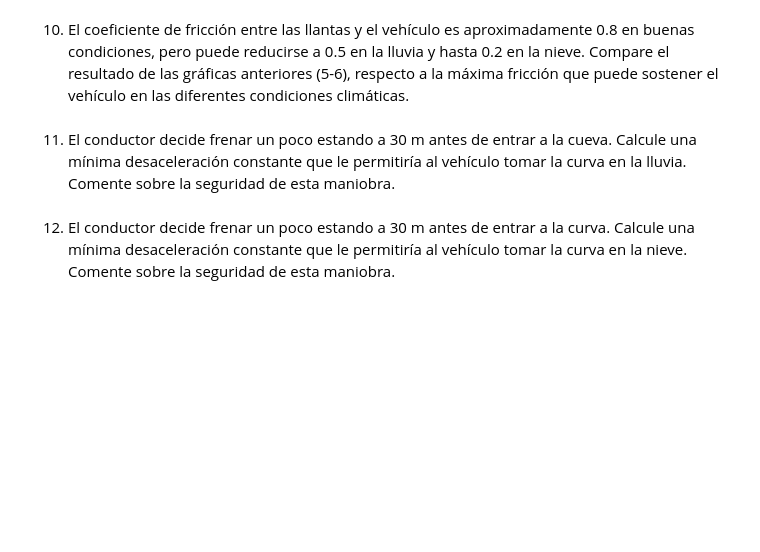
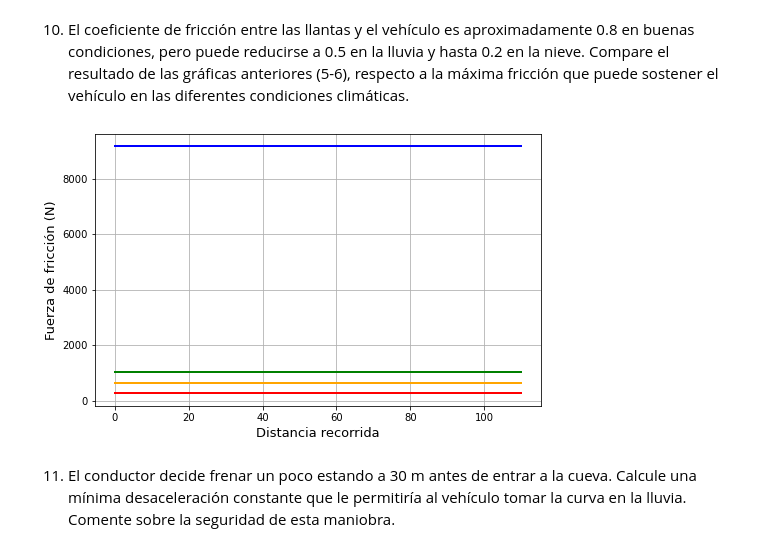
Before and after one commit to adazaa21/a_dazaa_2_HC, a Jupyter notebook: Taller_1.3_Daza.ipynb, the cells around one changed output. Cells and saved outputs as stored; diff of their text form; code cells hidden in the pictures; blank space fills up the shorter version.

```diff
--- a/Taller_1.3_Daza.ipynb
+++ b/Taller_1.3_Daza.ipynb
@@ -269,6 +289,34 @@ plt.grid()
 # %% [markdown]
 10. El coeficiente de fricción entre las llantas y el vehículo es aproximadamente 0.8 en buenas condiciones, pero puede reducirse a 0.5 en la lluvia y hasta 0.2 en la nieve. Compare el resultado de las gráficas anteriores (5-6), respecto a la máxima fricción que puede sostener el vehículo en las diferentes condiciones climáticas.
+# %%
+x_valores = []
+theta = np.linspace(0, 90, 100)
+for i in theta:
+    dist = p*(np.deg2rad(i))
+    x_valores.append(dist)
+
+a = v**2/p
+Fr = [(m * a) for i in theta]
+
+# Crear arrays para los valores de x e y en el gráfico
+x = x_valores
+y = Fr
+y_1 = [(0.8*m) for i in theta] #buenas condiciones
+y_2 = [(0.5*m) for i in theta] #lluvia
+y_3 = [(0.2*m) for i in theta] #nieve
+# Configurar y mostrar el gráfico
+hor = 8
+ver = 5
+plt.figure(figsize=(hor, ver))
+plt.ylabel('Fuerza de fricción (N)', fontsize=13)
+plt.xlabel('Distancia recorrida', fontsize=13)
+plt.plot(x, y, color='blue', linewidth=2,label='Coeficiente desconocido')
+plt.plot(x, y_1, color='green', linewidth=2,label='Buenas condiciones')
+plt.plot(x, y_2, color='orange', linewidth=2,label='Lluvia')
+plt.plot(x, y_3, color='red', linewidth=2,label='Nieve')
+plt.grid()
+plt.show()
+# %% [output]
+[figure, added]
 # %% [markdown]
 11. El conductor decide frenar un poco estando a 30 m antes de entrar a la cueva. Calcule una mínima desaceleración constante que le permitiría al vehículo tomar la curva en la lluvia. Comente sobre la seguridad de esta maniobra.
-# %% [markdown]
-12. El conductor decide frenar un poco estando a 30 m antes de entrar a la curva. Calcule una mínima desaceleración constante que le permitiría al vehículo tomar la curva en la nieve. Comente sobre la seguridad de esta maniobra.
```
Also changed, not shown: parts of 7 cells of this notebook, 21 other files.
